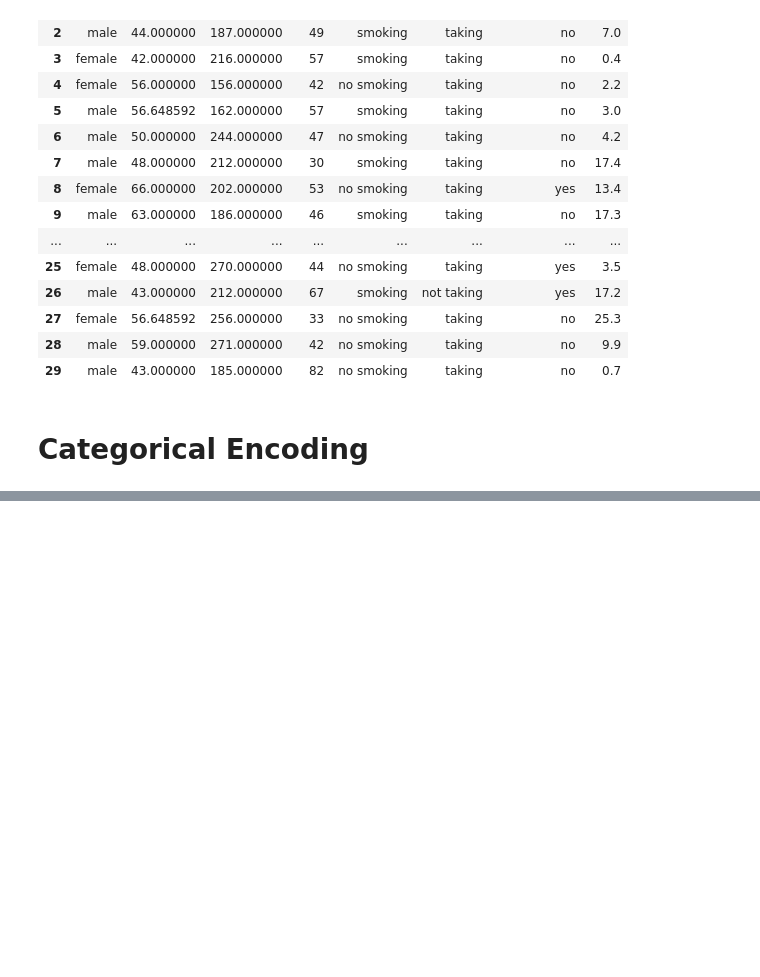
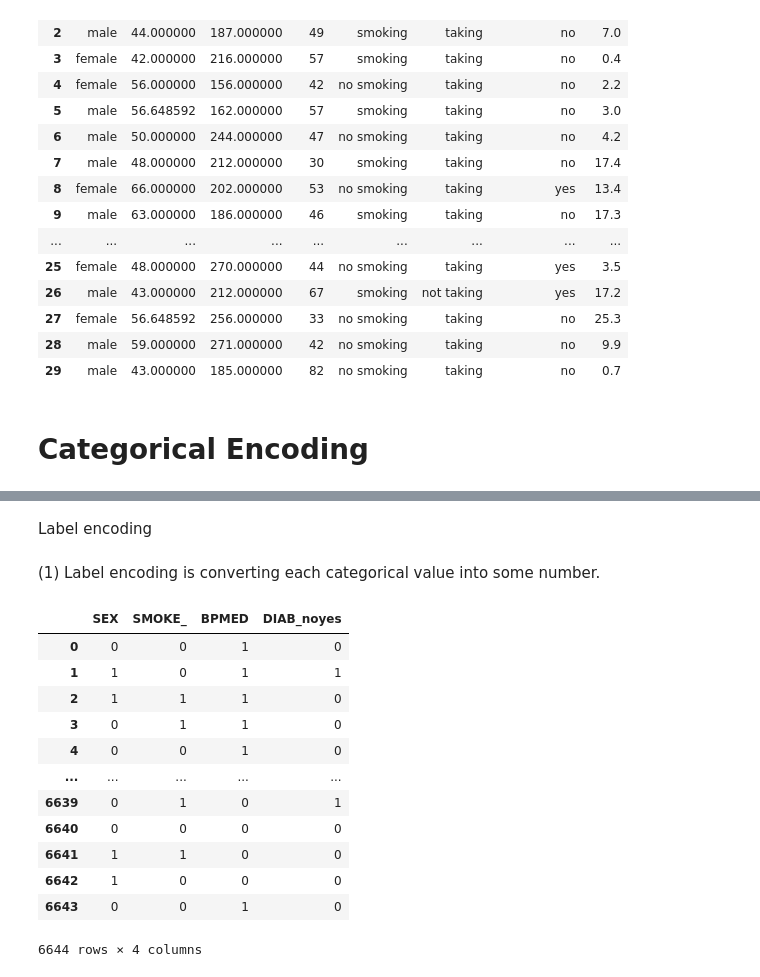
Before and after one commit to dinukaattanayaka/ML-Feature-Engineering, a Jupyter notebook: ML_Feature_Engineering.ipynb, the cells around one changed output, grey strips where cells are left out. Cells and saved outputs as stored; diff of their text form; code cells hidden in the pictures; blank space fills up the shorter version.

```diff
--- a/ML_Feature_Engineering.ipynb
+++ b/ML_Feature_Engineering.ipynb
@@ -229,0 +272,3 @@ data.head(30)
+# %%
+categorical_data = data.drop(['AGEIR', 'TC', 'HDL','RISK'], axis=1)  #neumarical columns drop krl catogerical tika gnnw
+categorical_data.head()
@@ -229,0 +282,24 @@ data.head(30)
+# %% [markdown]
+Label encoding
+# %% [markdown]
+(1) Label encoding is converting each categorical value into some number.
+# %%
+categorical_data["SEX"] = categorical_data["SEX"].cat.codes
+categorical_data["SMOKE_"] = categorical_data["SMOKE_"].cat.codes
+categorical_data["BPMED"] = categorical_data["BPMED"].cat.codes
+categorical_data["DIAB_noyes"] = categorical_data["DIAB_noyes"].cat.codes
+categorical_data
+# %% [output]
+|  | SEX | SMOKE_ | BPMED | DIAB_noyes |
+| 0 | 0 | 0 | 1 | 0 |
+| 1 | 1 | 0 | 1 | 1 |
+| 2 | 1 | 1 | 1 | 0 |
+| 3 | 0 | 1 | 1 | 0 |
+| 4 | 0 | 0 | 1 | 0 |
+| ... | ... | ... | ... | ... |
+| 6639 | 0 | 1 | 0 | 1 |
+| 6640 | 0 | 0 | 0 | 0 |
+| 6641 | 1 | 1 | 0 | 0 |
+| 6642 | 1 | 0 | 0 | 0 |
+| 6643 | 0 | 0 | 1 | 0 |
+6644 rows × 4 columns
```
Also changed, not shown: parts of 16 cells of this notebook.
